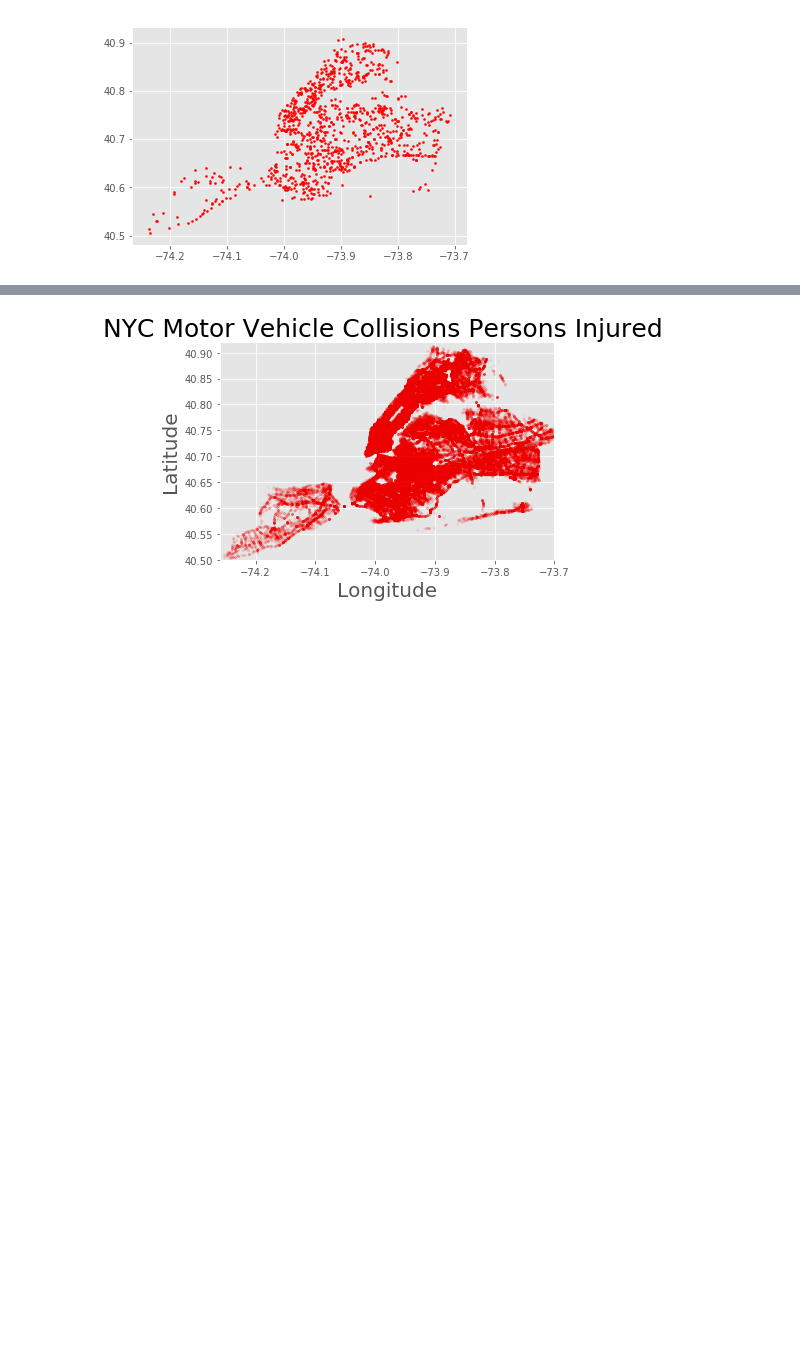
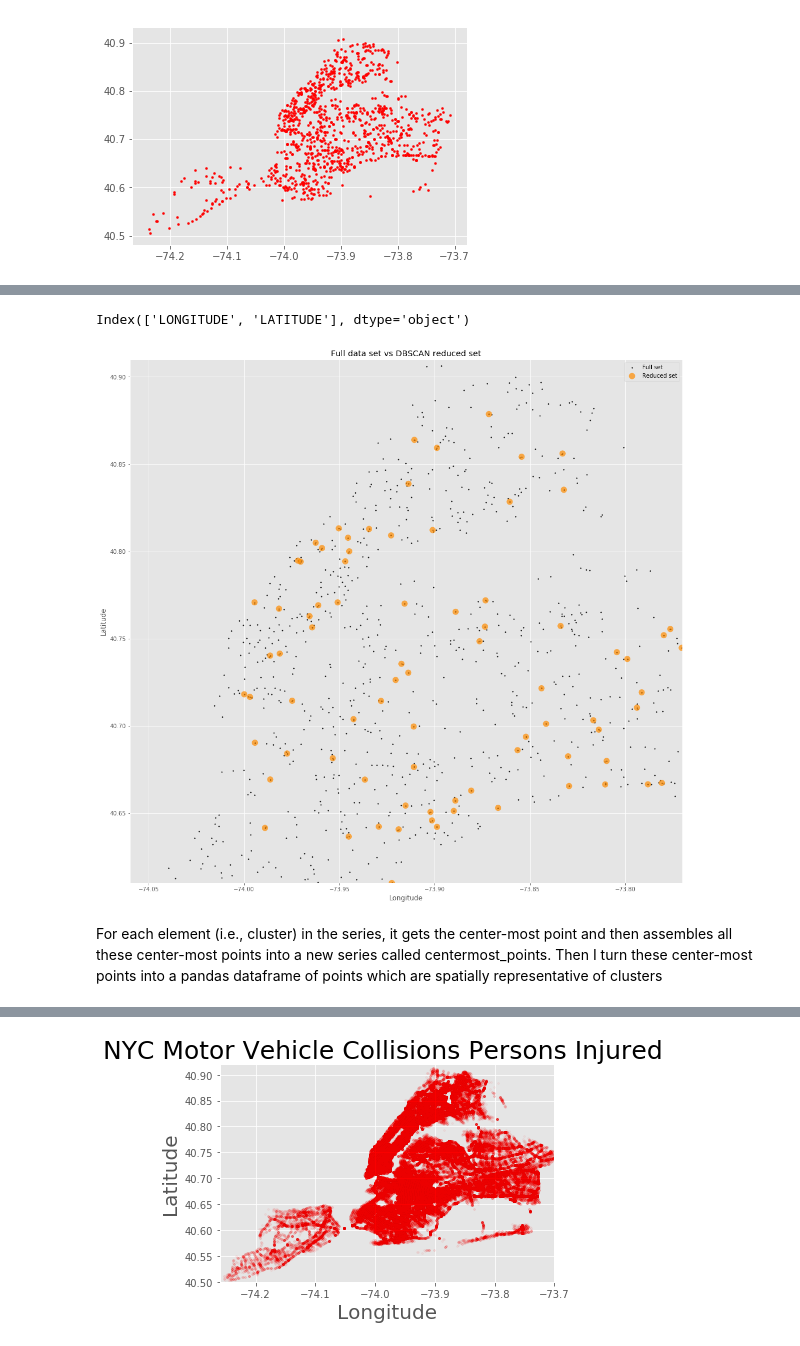
Before and after one commit to psumank/DATA698, a Jupyter notebook: EDA/NYPD Motor Vehicle Accidents.ipynb, the cells around one changed output, grey strips where cells are left out. Saved outputs shown, nothing was run; the diff lists cells and outputs as text; code cells hidden in the pictures; blank space fills up the shorter version.

```diff
--- a/EDA/NYPD Motor Vehicle Accidents.ipynb
+++ b/EDA/NYPD Motor Vehicle Accidents.ipynb
@@ -398,0 +448,48 @@ plt.scatter(kmeans.cluster_centers_[:,0],kmeans.cluster_centers_[:,1], color='bl
+# %%
+def get_centermost_point(cluster):
+    centroid = (MultiPoint(cluster).centroid.x, MultiPoint(cluster).centroid.y)
+    centermost_point = min(cluster, key=lambda point: great_circle(point, centroid).m)
+    #centermost_point
+    return tuple(centermost_point)
+# %%
+#Find the point in each cluster that is closest to its centroid
+def gethotspots(clusters, df):
+    centermost_points = []
+    for cluster in clusters.iteritems():
+        if len(cluster[1]) >= min_samples:
+            centermost_points.append(get_centermost_point(cluster[1]))
+    lats, lons = zip(*centermost_points)
+    rep_points = pd.DataFrame({'lon':lons, 'lat':lats})
+    # pull row from original data set where lat/lon match the lat/lon of each row of representative points
+    # that way we get the full details from the original dataframe
+    rs = rep_points.apply(lambda row: df[(df['LATITUDE']==row['lat']) &
+                                             (df['LONGITUDE']==row['lon'])].iloc[0], axis=1)
+    return rs
+# %%
+rs = gethotspots(clusters, killed_df_cls)
+#taking 6 digit of latitude and longitude after decimal point
+#rs.to_csv('testgeneral.csv', float_format='%.6f', encoding='utf-8')
+# %%
+rs.columns
+# %% [output]
+Index(['LONGITUDE', 'LATITUDE'], dtype='object')
+# %%
+#centermost_points = clusters.map(get_centermost_point)
+def plotHotSpots(orgdf, rset):
+    # plot the final reduced set of coordinate points vs the original full set
+    fig, ax = plt.subplots(figsize=[17.5, 17])
+    df_scatter1 = ax.scatter(orgdf['LONGITUDE'], orgdf['LATITUDE'], c='k', alpha=0.9, s=3)
+    rs_scatter1 = ax.scatter(rset['LONGITUDE'], rset['LATITUDE'], c='#FF8C00', edgecolor='None', alpha=0.7, s=120)
+    ax.set_title('Full data set vs DBSCAN reduced set')
+    ax.set_xlabel('Longitude')
+    ax.set_ylabel('Latitude')
+    ax.set_xlim(-74.06, -73.77)
+    ax.set_ylim(40.61, 40.91)
+    ax.legend([df_scatter1, rs_scatter1], ['Full set', 'Reduced set'], loc='upper right')
+    plt.show()
+# %%
+plotHotSpots(killed_df_cls, rs)
+# %% [output]
+[figure, added]
+# %% [markdown]
+ For each element (i.e., cluster) in the series, it gets the center-most point and then assembles all these center-most points into a new series called centermost_points. Then I turn these center-most points into a pandas dataframe of points which are spatially representative of clusters
```
Also changed, not shown: parts of 25 cells of this notebook.
